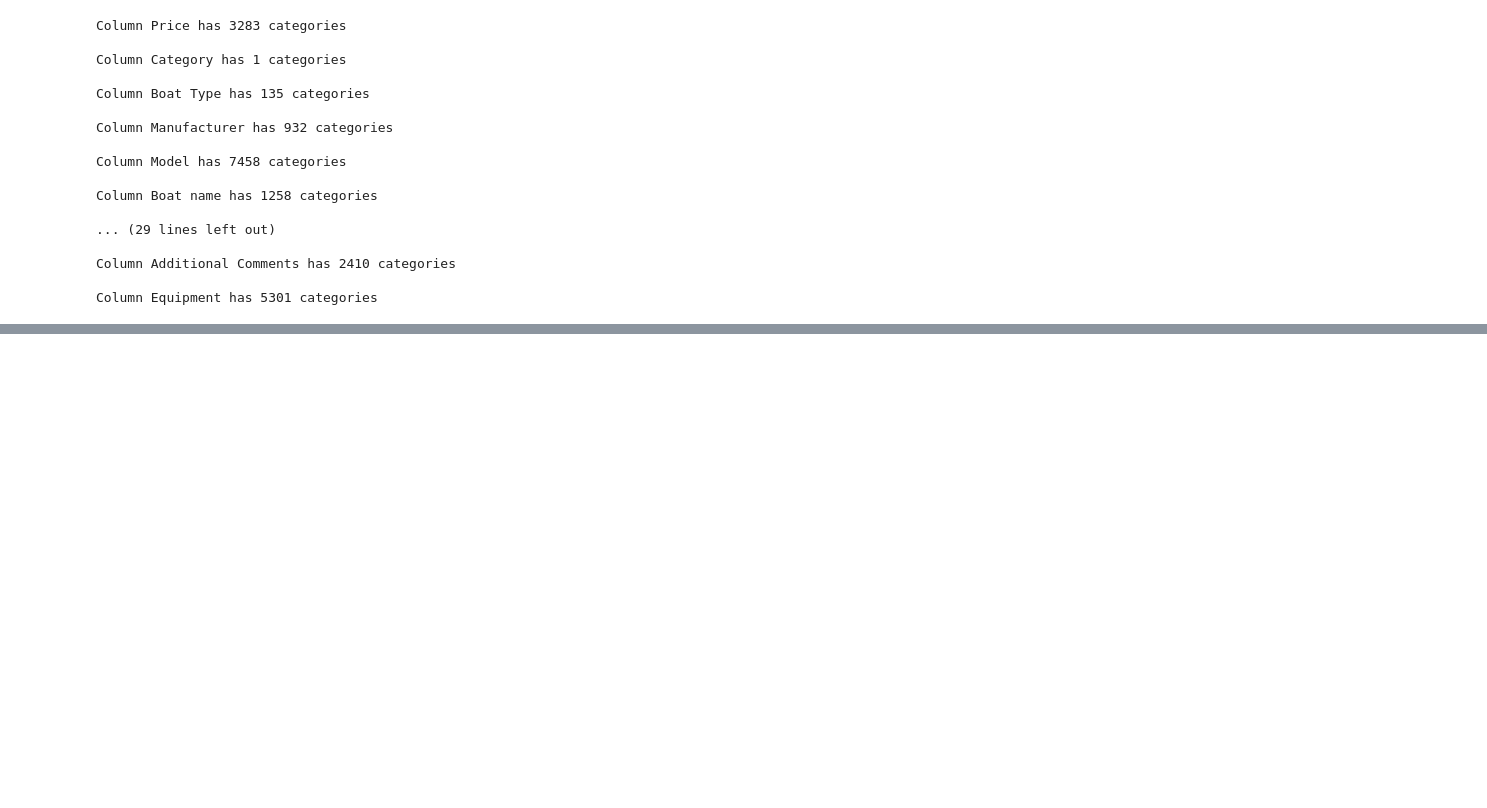
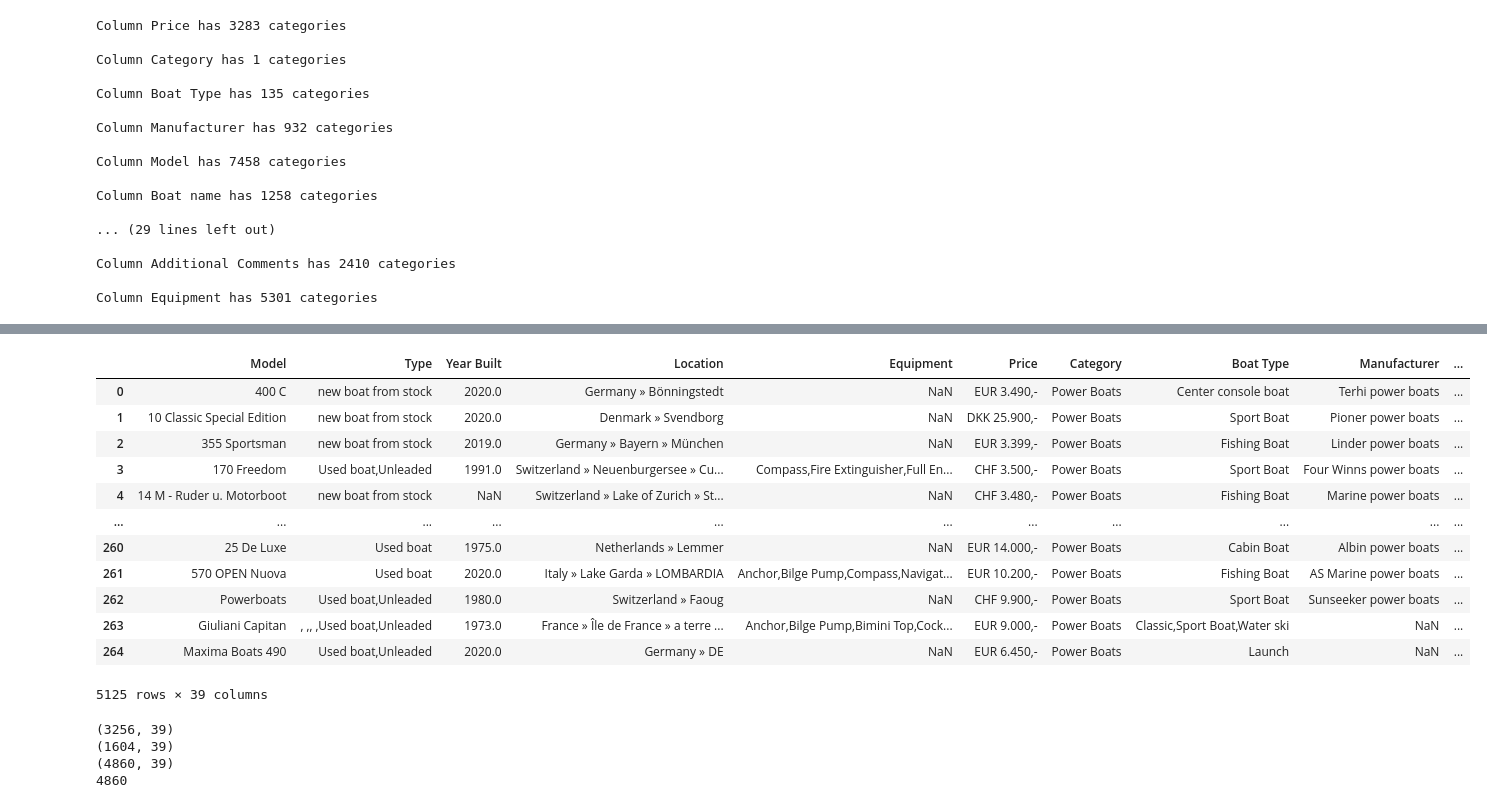
Before and after one commit to D0MOVF/DATA_ACADEMY, a Jupyter notebook: DATA_ACADEMY_1.ipynb, the cells around one changed output, grey strips where cells are left out. Drawn from its saved outputs; the diff is of its cells as text; code cells hidden in the pictures; blank space fills up the shorter version.

```diff
--- a/DATA_ACADEMY_1.ipynb
+++ b/DATA_ACADEMY_1.ipynb
@@ -779,0 +1227,2 @@ df = df.drop(columns = list_col_to_delete_part1, inplace = True)
+# %%
+duplicated_boat = duplicated_boat.drop_duplicates(subset='dupkey_id', keep='first').reset_index(drop=True)
@@ -779,0 +1236,10 @@ df = df.drop(columns = list_col_to_delete_part1, inplace = True)
+# %%
+#Drop new price column...Why?
+
+duplicated_boat.drop(columns='Price_CHF', inplace=True)
+# %%
+duplicated_boat_clean = duplicated_boat.merge(mean_price, how='left', left_index=True, right_index=True)
+duplicated_boat_clean.head()
+
+
+#left_index=True, right_index=True
@@ -779,0 +1281,20 @@ df = df.drop(columns = list_col_to_delete_part1, inplace = True)
+# %%
+# Was macht das hier?
+
+train_val2 = pd.concat( [train_val[cols_sort+['Price_CHF']] , duplicated_boat_clean[cols_sort+['Price_CHF']]] , axis=0)
+# %%
+train_val2
+# %% [output]
+|  | Model | Type | Year Built | Location | Equipment | Price | Category | Boat Type | Manufacturer | ... |
+| 0 | 400 C | new boat from stock | 2020.0 | Germany » Bönningstedt | NaN | EUR 3.490,- | Power Boats | Center console boat | Terhi power boats | ... |
+| 1 | 10 Classic Special Edition | new boat from stock | 2020.0 | Denmark » Svendborg | NaN | DKK 25.900,- | Power Boats | Sport Boat | Pioner power boats | ... |
+| 2 | 355 Sportsman | new boat from stock | 2019.0 | Germany » Bayern » München | NaN | EUR 3.399,- | Power Boats | Fishing Boat | Linder power boats | ... |
+| 3 | 170 Freedom | Used boat,Unleaded | 1991.0 | Switzerland » Neuenburgersee » Cu... | Compass,Fire Extinguisher,Full En... | CHF 3.500,- | Power Boats | Sport Boat | Four Winns power boats | ... |
+| 4 | 14 M - Ruder u. Motorboot | new boat from stock | NaN | Switzerland » Lake of Zurich » St... | NaN | CHF 3.480,- | Power Boats | Fishing Boat | Marine power boats | ... |
+| ... | ... | ... | ... | ... | ... | ... | ... | ... | ... | ... |
+| 260 | 25 De Luxe | Used boat | 1975.0 | Netherlands » Lemmer | NaN | EUR 14.000,- | Power Boats | Cabin Boat | Albin power boats | ... |
+| 261 | 570 OPEN Nuova | Used boat | 2020.0 | Italy » Lake Garda » LOMBARDIA | Anchor,Bilge Pump,Compass,Navigat... | EUR 10.200,- | Power Boats | Fishing Boat | AS Marine power boats | ... |
+| 262 | Powerboats | Used boat,Unleaded | 1980.0 | Switzerland » Faoug | NaN | CHF 9.900,- | Power Boats | Sport Boat | Sunseeker power boats | ... |
+| 263 | Giuliani Capitan | , ,, ,Used boat,Unleaded | 1973.0 | France » Île de France » a terre ... | Anchor,Bilge Pump,Bimini Top,Cock... | EUR 9.000,- | Power Boats | Classic,Sport Boat,Water ski | NaN | ... |
+| 264 | Maxima Boats 490 | Used boat,Unleaded | 2020.0 | Germany » DE | NaN | EUR 6.450,- | Power Boats | Launch | NaN | ... |
+5125 rows × 39 columns
@@ -779,0 +1311,12 @@ df = df.drop(columns = list_col_to_delete_part1, inplace = True)
+# %%
+# Check for successful split
+
+print(train.shape)
+print(validation.shape)
+print(train_val.shape)
+print(3256+1604)
+# %% [output]
+(3256, 39)
+(1604, 39)
+(4860, 39)
+4860
```
Also changed, not shown: parts of 35 cells of this notebook.
